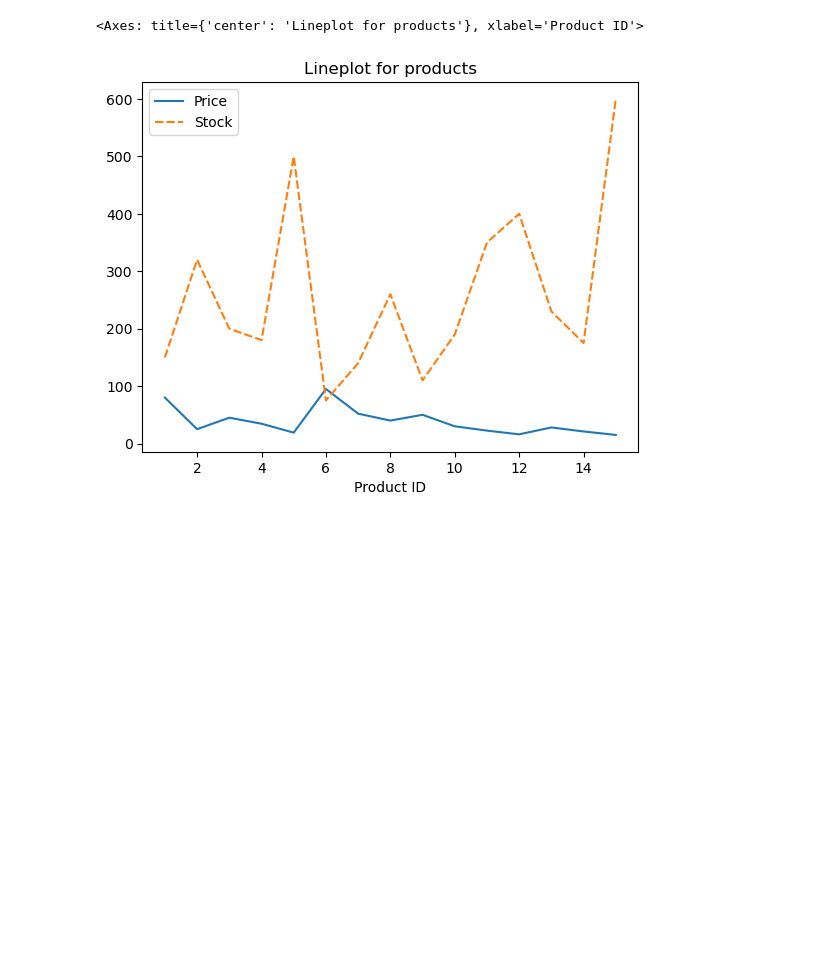
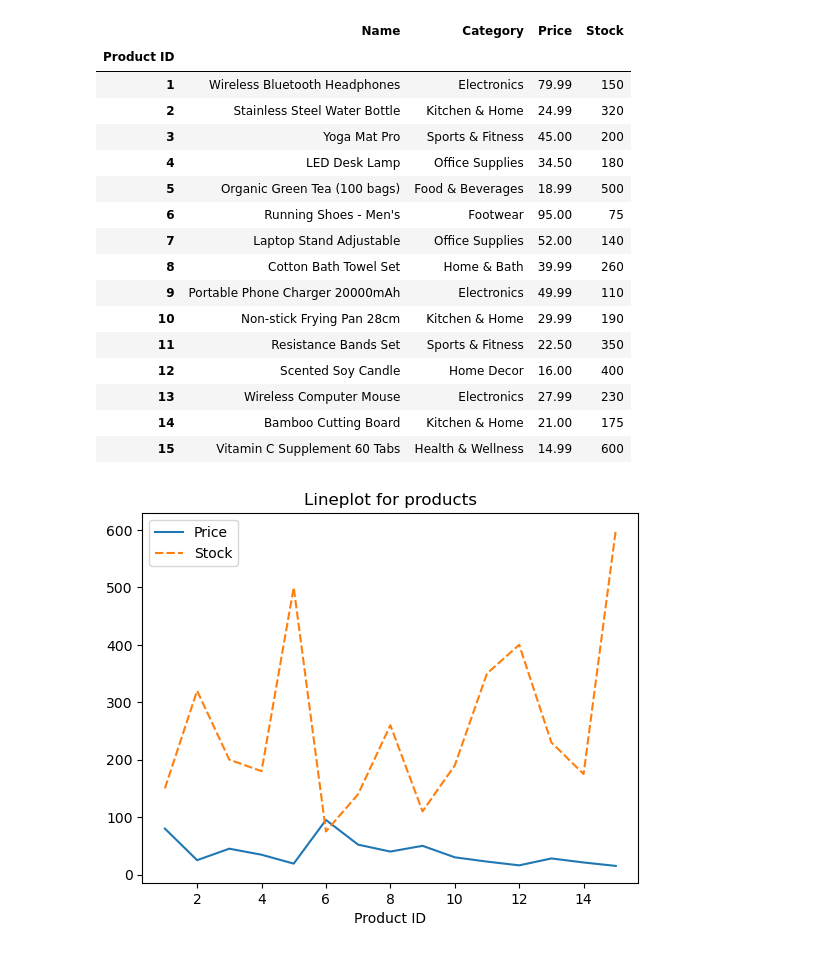
Before and after one commit to Honore-models/Pandas, a Jupyter notebook: Datavisualization_notebooks/visualization.ipynb, the cells around one changed output. Drawn from its saved outputs; the diff is of its cells as text; code cells hidden in the pictures; blank space fills up the shorter version.

```diff
--- a/Datavisualization_notebooks/visualization.ipynb
+++ b/Datavisualization_notebooks/visualization.ipynb
@@ -1,11 +1,29 @@
 # %%
 import seaborn as sns
 import matplotlib.pyplot as plt
 import pandas as pd
 
 products = pd.read_csv("products.csv", index_col="Product ID")
 plt.title("Lineplot for products")
 sns.lineplot(data=products)
+# sns.lineplot(data=products['Price'], label="Price")
+products
 # %% [output]
-<Axes: title={'center': 'Lineplot for products'}, xlabel='Product ID'>
+|  | Name | Category | Price | Stock |
+| Product ID |  |  |  |  |
+| 1 | Wireless Bluetooth Headphones | Electronics | 79.99 | 150 |
+| 2 | Stainless Steel Water Bottle | Kitchen & Home | 24.99 | 320 |
+| 3 | Yoga Mat Pro | Sports & Fitness | 45.00 | 200 |
+| 4 | LED Desk Lamp | Office Supplies | 34.50 | 180 |
+| 5 | Organic Green Tea (100 bags) | Food & Beverages | 18.99 | 500 |
+| 6 | Running Shoes - Men's | Footwear | 95.00 | 75 |
+| 7 | Laptop Stand Adjustable | Office Supplies | 52.00 | 140 |
+| 8 | Cotton Bath Towel Set | Home & Bath | 39.99 | 260 |
+| 9 | Portable Phone Charger 20000mAh | Electronics | 49.99 | 110 |
+| 10 | Non-stick Frying Pan 28cm | Kitchen & Home | 29.99 | 190 |
+| 11 | Resistance Bands Set | Sports & Fitness | 22.50 | 350 |
+| 12 | Scented Soy Candle | Home Decor | 16.00 | 400 |
+| 13 | Wireless Computer Mouse | Electronics | 27.99 | 230 |
+| 14 | Bamboo Cutting Board | Kitchen & Home | 21.00 | 175 |
+| 15 | Vitamin C Supplement 60 Tabs | Health & Wellness | 14.99 | 600 |
 [figure]
```
Also changed, not shown: parts of 1 cell of this notebook, 1 other file.
